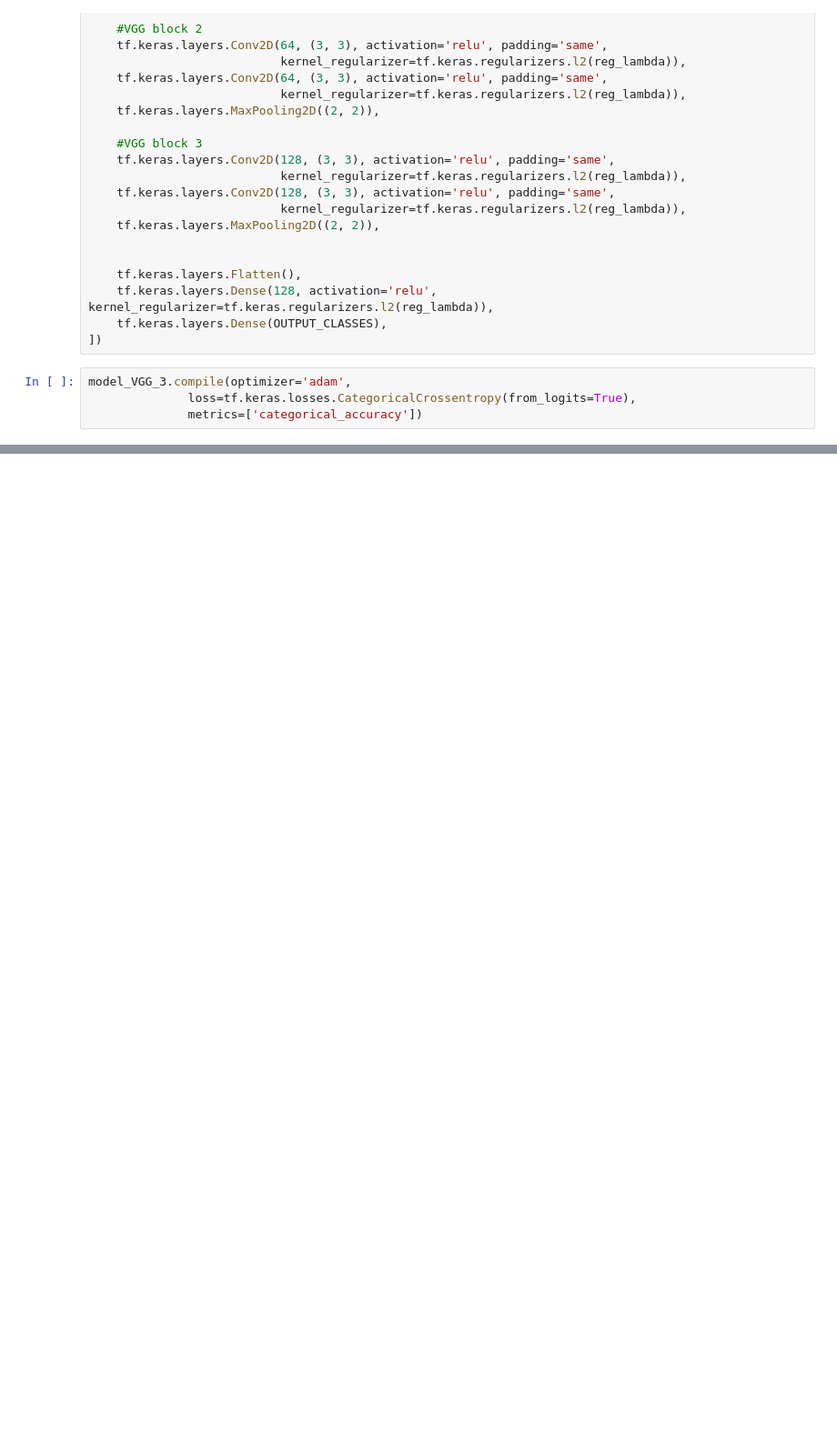
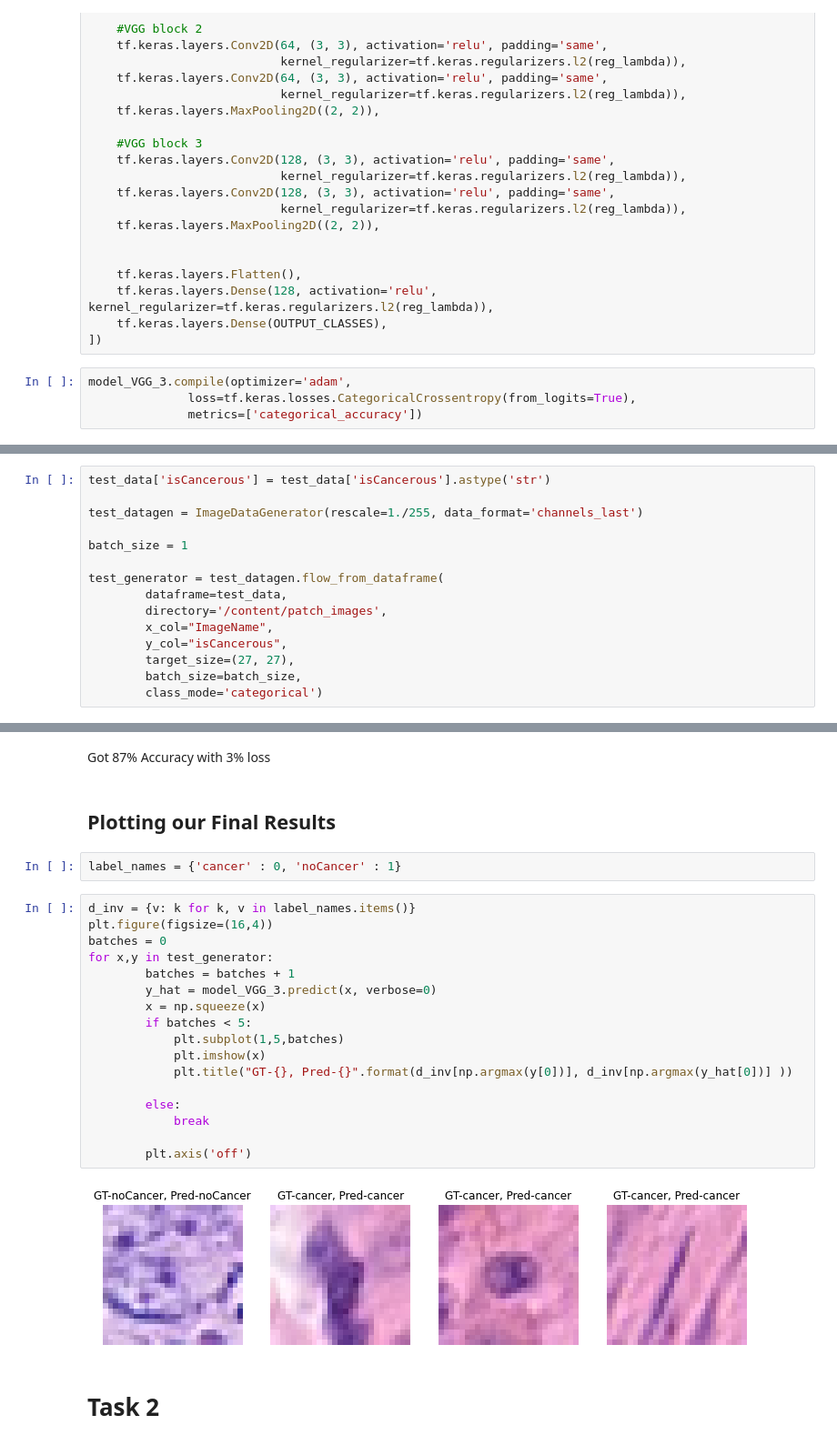
Before and after one commit to ngkarthi71/colon-cancer-analysis, a Jupyter notebook: rough.ipynb, the cells around one changed output, grey strips where cells are left out. Shown: that part at 91% size. Saved outputs shown, nothing was run; the diff lists cells and outputs as text; blank space fills up the shorter version.

```diff
--- a/rough.ipynb
+++ b/rough.ipynb
@@ -304,0 +316,15 @@ plot_learning_curve(history_VGG_3.history['loss'], history_VGG_3.history['val_lo
+# %%
+test_data['isCancerous'] = test_data['isCancerous'].astype('str')
+
+test_datagen = ImageDataGenerator(rescale=1./255, data_format='channels_last')
+
+batch_size = 1
+
+test_generator = test_datagen.flow_from_dataframe(
+        dataframe=test_data,
+        directory='/content/patch_images',
+        x_col="ImageName",
+        y_col="isCancerous",
+        target_size=(27, 27),
+        batch_size=batch_size,
+        class_mode='categorical')
@@ -304,0 +343,27 @@ plot_learning_curve(history_VGG_3.history['loss'], history_VGG_3.history['val_lo
+# %% [markdown]
+ Got 87% Accuracy with 3% loss
+# %% [markdown]
+## Plotting our Final Results
+# %%
+label_names = {'cancer' : 0, 'noCancer' : 1}
+# %%
+d_inv = {v: k for k, v in label_names.items()}
+plt.figure(figsize=(16,4))
+batches = 0
+for x,y in test_generator:
+        batches = batches + 1
+        y_hat = model_VGG_3.predict(x, verbose=0)
+        x = np.squeeze(x)
+        if batches < 5:
+            plt.subplot(1,5,batches)
+            plt.imshow(x)
+            plt.title("GT-{}, Pred-{}".format(d_inv[np.argmax(y[0])], d_inv[np.argmax(y_hat[0])] ))
+
+        else:
+            break
+
+        plt.axis('off')
+# %% [output]
+[figure, added]
+# %% [markdown]
+# Task 2
```
Also changed, not shown: parts of 15 cells of this notebook.
